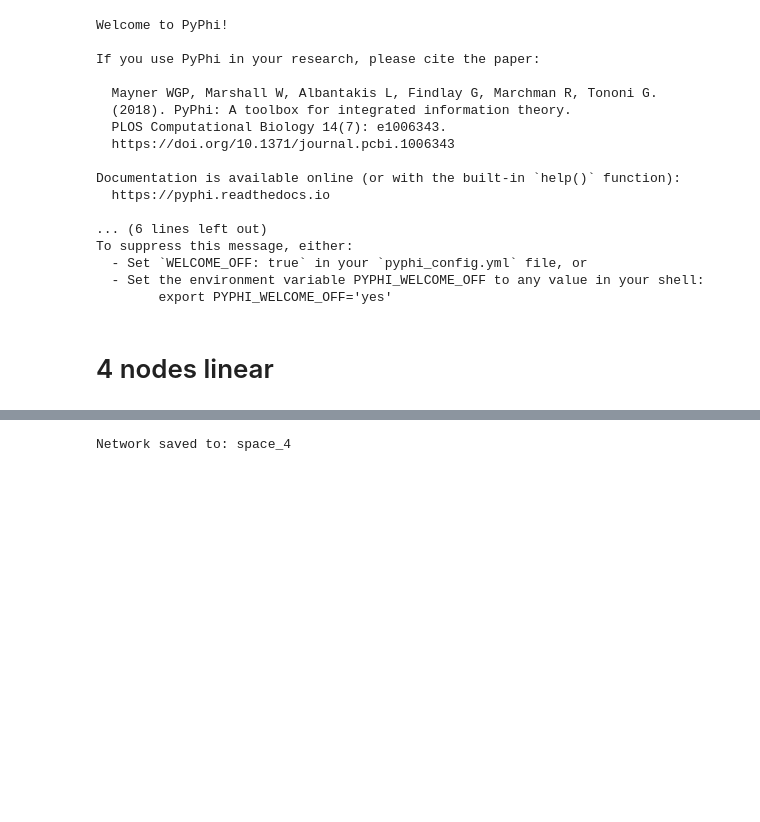
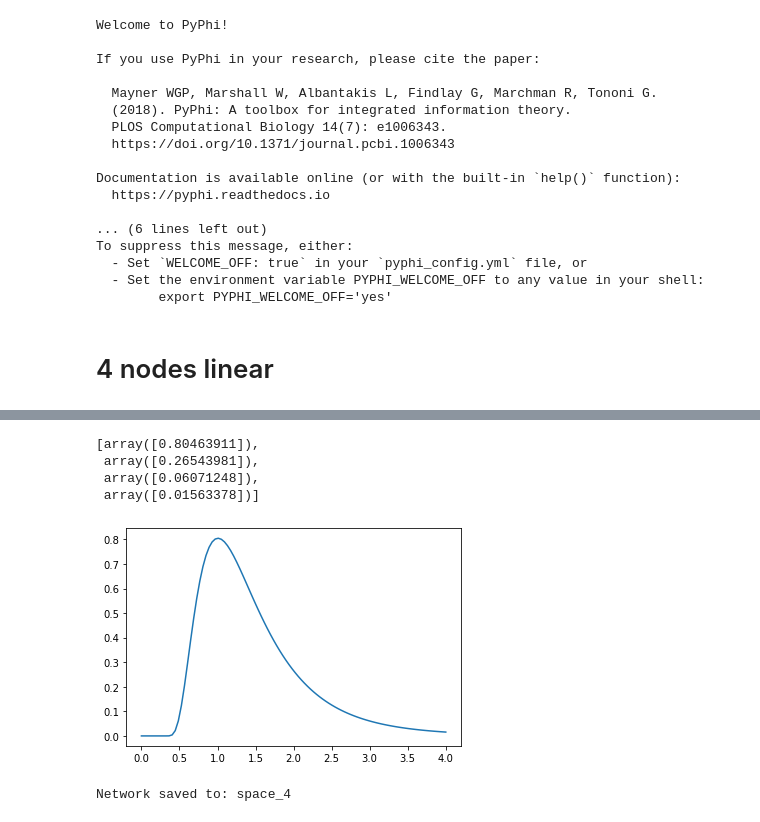
Before and after one commit to matteograsso/visualize_pyphi, a Jupyter notebook: space_figures.ipynb, the cells around one changed output, grey strips where cells are left out. Saved outputs shown, nothing was run; the diff lists cells and outputs as text; code cells hidden in the pictures; blank space fills up the shorter version.

```diff
--- a/space_figures.ipynb
+++ b/space_figures.ipynb
@@ -40,3 +57,16 @@ To suppress this message, either:
+# %%
+stddev = 0.59
+mean = 0.3
+dist=lognorm([stddev],loc=mean)
+x=np.linspace(0,4,100)
+pl.plot(x,dist.pdf(x))
+[dist.pdf(x) for x in [1,2,3,4]]
+# %% [output]
+[array([0.80463911]),
+ array([0.26543981]),
+ array([0.06071248]),
+ array([0.01563378])]
+[figure, added]
 # %%
 # ch3 system creation
 net_name = "space_4"
```
Also changed, not shown: parts of 14 cells of this notebook, 3 other files.
